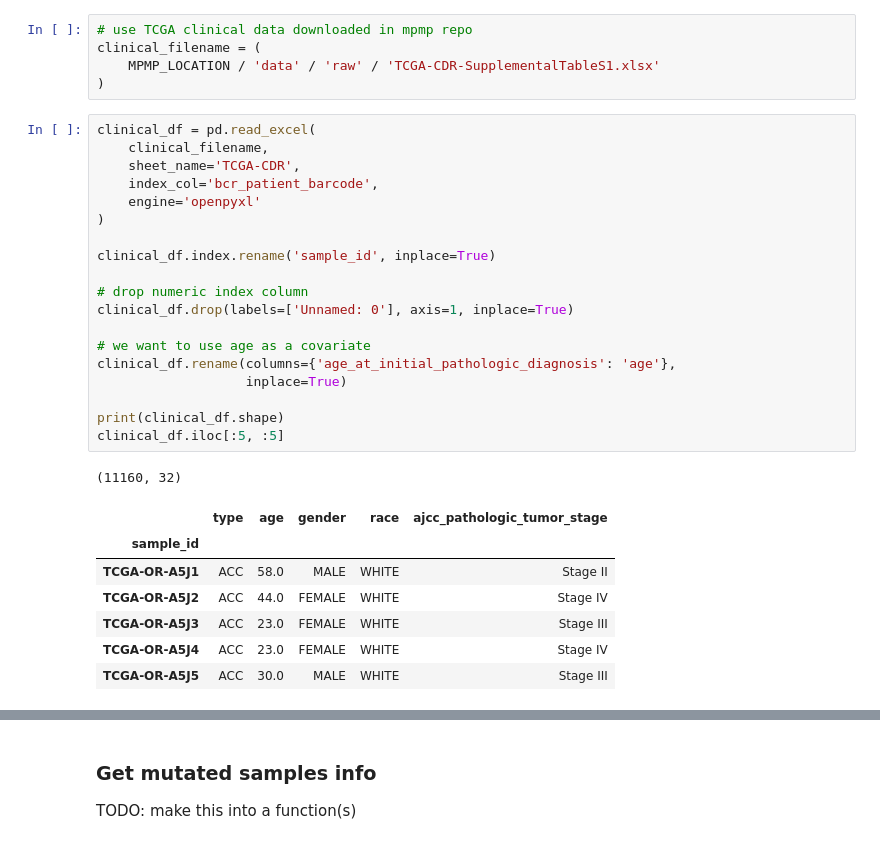
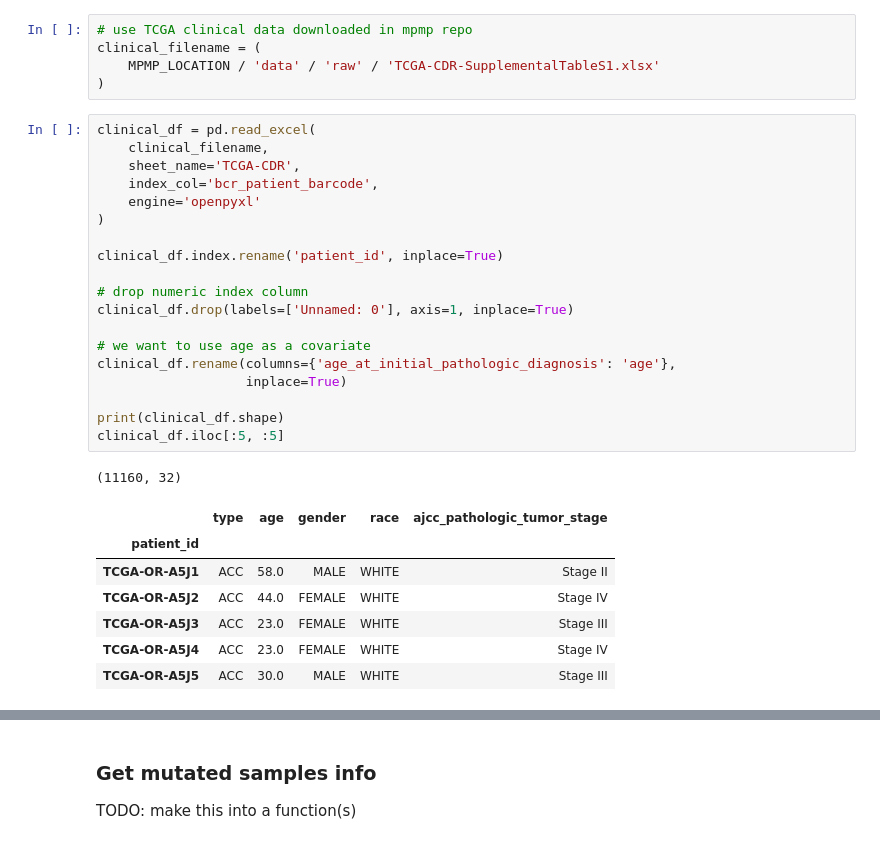
Before and after one commit to greenelab/mutation-fn, a Jupyter notebook: 6_survival_analysis/survival_poc.ipynb, the cells around one changed output, grey strips where cells are left out. Saved outputs shown, nothing was run; the diff lists cells and outputs as text.

```diff
--- a/6_survival_analysis/survival_poc.ipynb
+++ b/6_survival_analysis/survival_poc.ipynb
@@ -25,26 +30,26 @@ clinical_filename = (
 # %%
 clinical_df = pd.read_excel(
     clinical_filename,
     sheet_name='TCGA-CDR',
     index_col='bcr_patient_barcode',
     engine='openpyxl'
 )
 
-clinical_df.index.rename('sample_id', inplace=True)
+clinical_df.index.rename('patient_id', inplace=True)
 
 # drop numeric index column
 clinical_df.drop(labels=['Unnamed: 0'], axis=1, inplace=True)
 
 # we want to use age as a covariate
 clinical_df.rename(columns={'age_at_initial_pathologic_diagnosis': 'age'},
                    inplace=True)
 
 print(clinical_df.shape)
 clinical_df.iloc[:5, :5]
 # %% [output]
 (11160, 32)
 |  | type | age | gender | race | ajcc_pathologic_tumor_stage |
-| sample_id |  |  |  |  |  |
+| patient_id |  |  |  |  |  |
 | TCGA-OR-A5J1 | ACC | 58.0 | MALE | WHITE | Stage II |
 | TCGA-OR-A5J2 | ACC | 44.0 | FEMALE | WHITE | Stage IV |
 | TCGA-OR-A5J3 | ACC | 23.0 | FEMALE | WHITE | Stage III |
```
Also changed, not shown: parts of 6 cells of this notebook, 1 other file.
